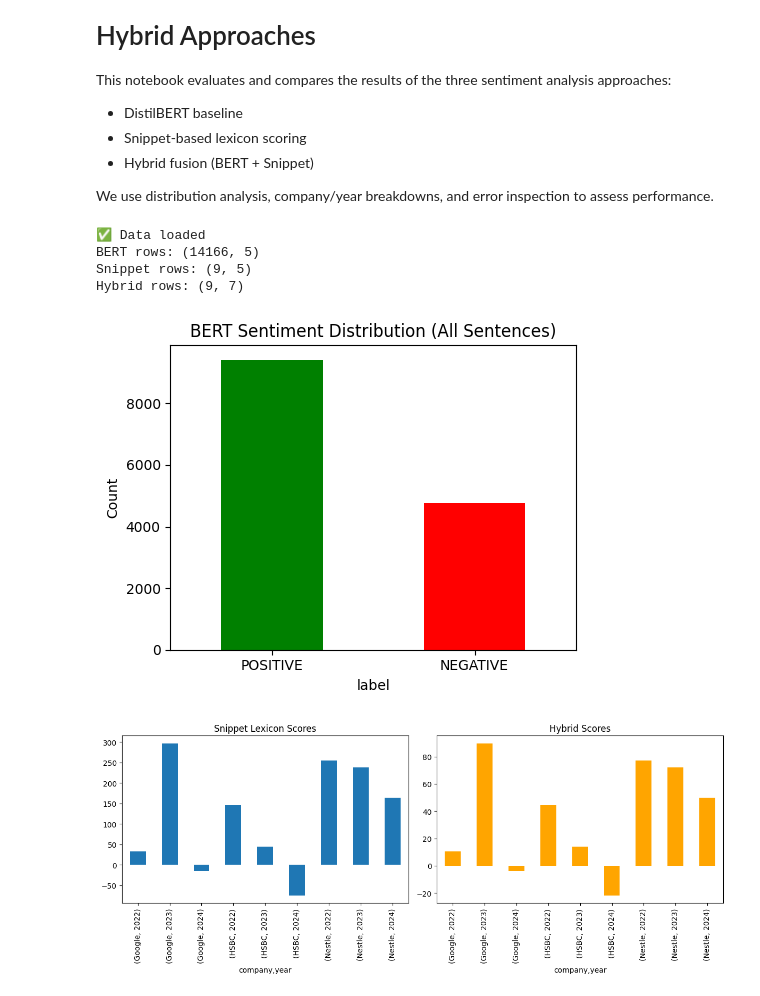
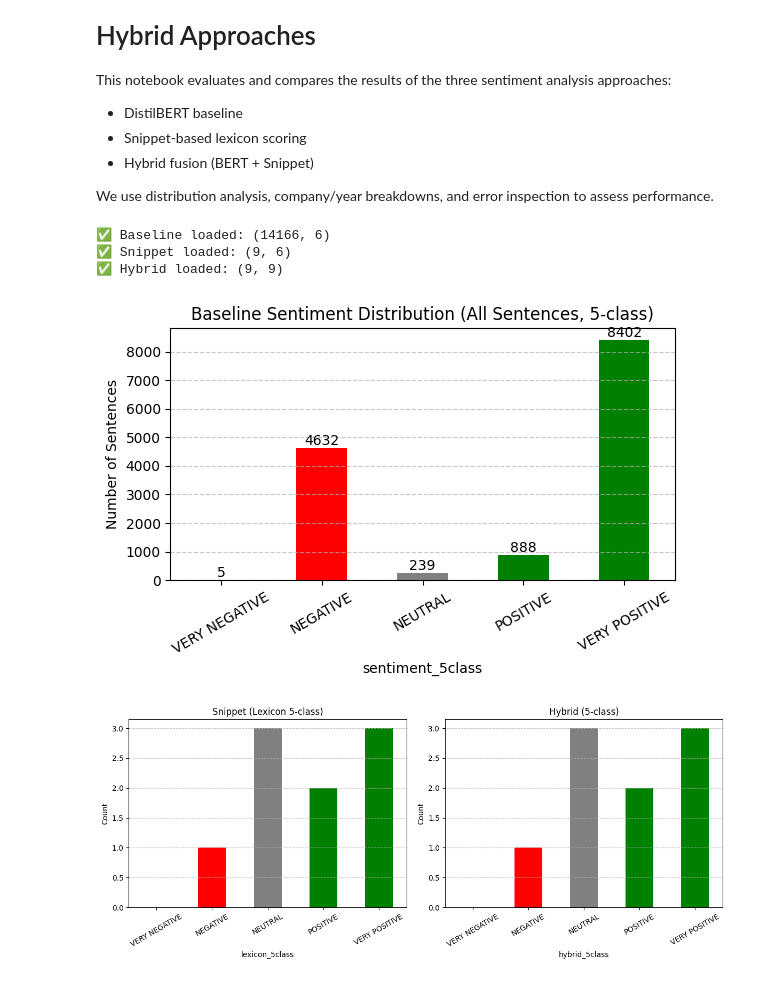
Before and after one commit to erenbg1/hybrid-esg-sentiment, a Jupyter notebook: notebooks/06_evaluation.ipynb, the cells around one changed output. Cells and saved outputs as stored; diff of their text form; code cells hidden in the pictures.

```diff
--- a/notebooks/06_evaluation.ipynb
+++ b/notebooks/06_evaluation.ipynb
@@ -12,45 +12,66 @@ We use distribution analysis, company/year breakdowns, and error inspection to a
 import pandas as pd
 import matplotlib.pyplot as plt
 
-# Load processed data
-bert_df = pd.read_csv("../data/processed/distilbert_baseline.csv")
-snippet_df = pd.read_csv("../data/processed/snippet_scores.csv")
-hybrid_df = pd.read_csv("../data/processed/hybrid_scores.csv")
+# Load 5-class CSVs
+baseline = pd.read_csv("../data/processed/distilbert_baseline_5class.csv")
+snippet = pd.read_csv("../data/processed/snippet_scores_5class.csv")
+hybrid  = pd.read_csv("../data/processed/hybrid_scores_5class.csv")
 
-print("✅ Data loaded")
-print("BERT rows:", bert_df.shape)
-print("Snippet rows:", snippet_df.shape)
-print("Hybrid rows:", hybrid_df.shape)
+print(f"✅ Baseline loaded: {baseline.shape}")
+print(f"✅ Snippet loaded: {snippet.shape}")
+print(f"✅ Hybrid loaded: {hybrid.shape}")
+
+# Define consistent class order and colors (positives = green, negatives = red, neutral = gray)
+class_order = ["VERY NEGATIVE", "NEGATIVE", "NEUTRAL", "POSITIVE", "VERY POSITIVE"]
+colors = {
+    "VERY NEGATIVE": "red",
+    "NEGATIVE": "red",
+    "NEUTRAL": "gray",
+    "POSITIVE": "green",
+    "VERY POSITIVE": "green"
+}
 # %% [output]
-✅ Data loaded
-BERT rows: (14166, 5)
-Snippet rows: (9, 5)
-Hybrid rows: (9, 7)
+✅ Baseline loaded: (14166, 6)
+✅ Snippet loaded: (9, 6)
+✅ Hybrid loaded: (9, 9)
 # %%
-# 2. Distribution of BERT predictions
-bert_counts = bert_df['label'].value_counts()
+# 2: Baseline distribution with bar labels
+baseline_counts = baseline['sentiment_5class'].value_counts().reindex(class_order)
 
-plt.figure(figsize=(5,4))
-bert_counts.plot(kind='bar', color=['green','red'])
-plt.title("BERT Sentiment Distribution (All Sentences)")
-plt.ylabel("Count")
-plt.xticks(rotation=0)
+ax = baseline_counts.plot(kind='bar', color=[colors[c] for c in class_order], figsize=(6,4))
+ax.set_title("Baseline Sentiment Distribution (All Sentences, 5-class)")
+ax.set_ylabel("Number of Sentences")
+ax.bar_label(ax.containers[0])  # add values on top of bars
+
+plt.xticks(rotation=30)
+plt.grid(True, axis="y", linestyle="--", alpha=0.7)
 plt.tight_layout()
-plt.savefig("../images/eval_bert_distribution.png", dpi=300)
+plt.savefig("../images/eval_baseline_distribution.png", dpi=300)
 plt.show()
 # %% [output]
-[figure, old version]
+[figure, new version]
 # %%
-# 3. Document-level comparison (snippet vs hybrid)
+# 3. Document-level comparison (Snippet vs Hybrid 5-class)
 fig, ax = plt.subplots(1, 2, figsize=(12,5))
 
-snippet_df.set_index(["company","year"])["score"].plot(kind="bar", ax=ax[0], title="Snippet Lexicon Scores")
-hybrid_df.set_index(["company","year"])["hybrid_score"].plot(kind="bar", ax=ax[1], color="orange", title="Hybrid Scores")
+snippet_counts = snippet['lexicon_5class'].value_counts().reindex(class_order)
+hybrid_counts  = hybrid['hybrid_5class'].value_counts().reindex(class_order)
+
+snippet_counts.plot(kind="bar", ax=ax[0], color=[colors[c] for c in class_order])
+ax[0].set_title("Snippet (Lexicon 5-class)")
+
+hybrid_counts.plot(kind="bar", ax=ax[1], color=[colors[c] for c in class_order])
+ax[1].set_title("Hybrid (5-class)")
+
+for a in ax:
+    a.set_ylabel("Count")
+    a.grid(True, axis="y", linestyle="--", alpha=0.7)
+    a.set_xticklabels(class_order, rotation=30)
 
 plt.tight_layout()
-plt.savefig("../images/eval_doc_comparison.png", dpi=300)
+plt.savefig("../images/eval_doc_comparison_5class.png", dpi=300)
 plt.show()
 # %% [output]
-[figure, old version]
+[figure, new version]
 # %%
 # 4. Company-level aggregation
```
Also changed, not shown: parts of 3 cells of this notebook, 23 other files.
